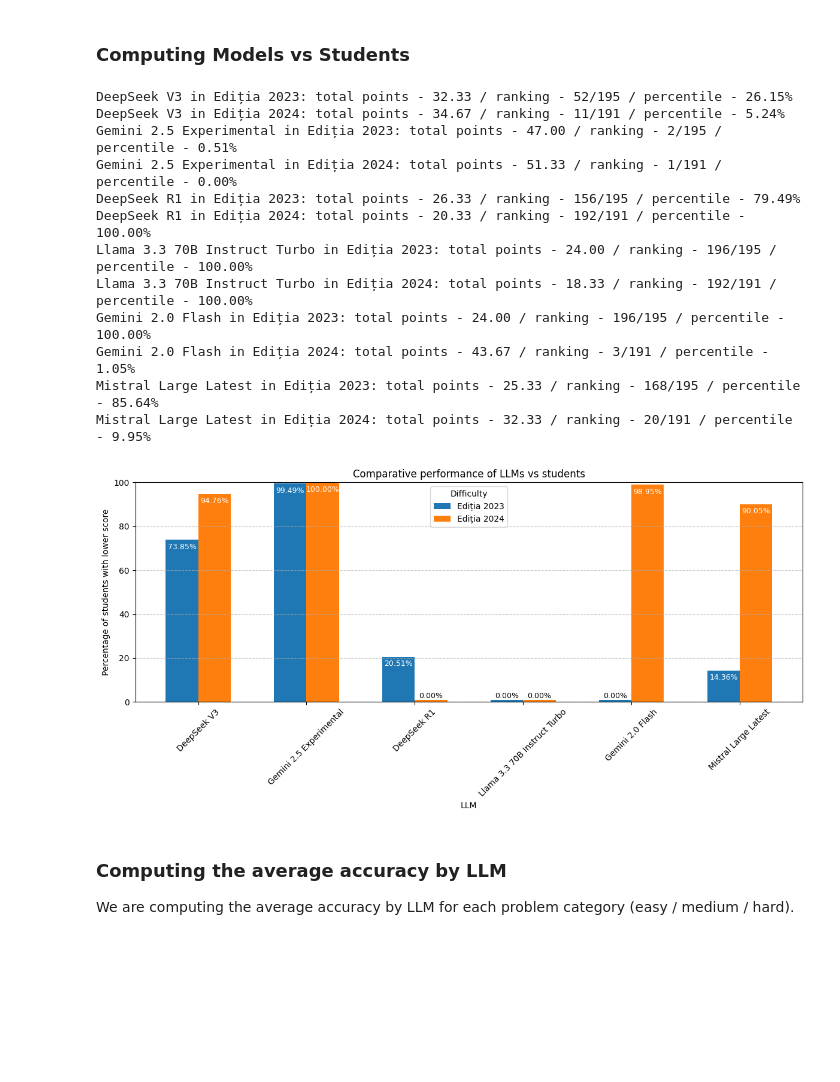
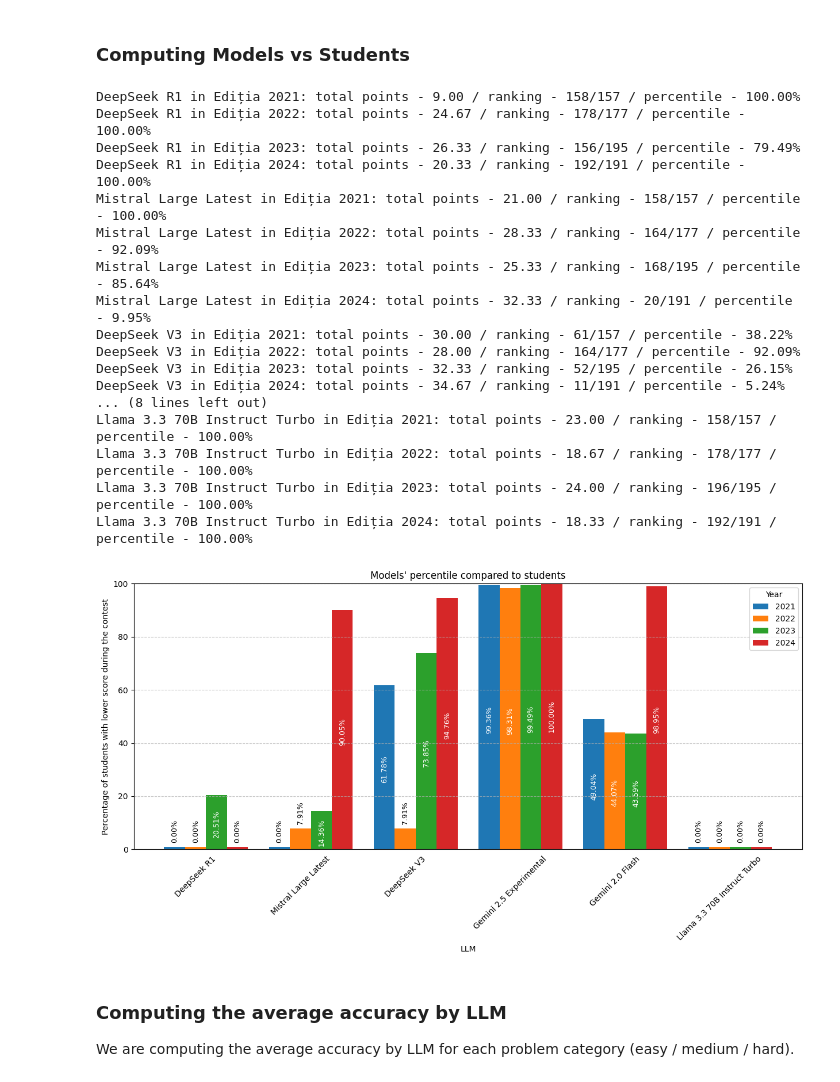
Before and after one commit to theodormoroianu/mateinfoub-with-llm, a Jupyter notebook: src/analysis.ipynb, the cells around one changed output. Cells and saved outputs as stored; diff of their text form; code cells hidden in the pictures; blank space fills up the shorter version.

Commit message:
Add data.

```diff
--- a/src/analysis.ipynb
+++ b/src/analysis.ipynb
@@ -153,8 +153,26 @@ NR_CONTESTS = 4
 ### Computing Models vs Students
 # %%
 student_points = {
-    "Ediția 2023": json.loads(open(internal_types.DATA_DIR / ".." / "other" / "2023_qualified_points.json").read()),
-    "Ediția 2024": json.loads(open(internal_types.DATA_DIR / ".." / "other" / "2024_qualified_points.json").read()),
+    "Ediția 2021": json.loads(
+        open(
+            internal_types.DATA_DIR / ".." / "other" / "2021_qualified_points.json"
+        ).read()
+    ),
+    "Ediția 2022": json.loads(
+        open(
+            internal_types.DATA_DIR / ".." / "other" / "2022_qualified_points.json"
+        ).read()
+    ),
+    "Ediția 2023": json.loads(
+        open(
+            internal_types.DATA_DIR / ".." / "other" / "2023_qualified_points.json"
+        ).read()
+    ),
+    "Ediția 2024": json.loads(
+        open(
+            internal_types.DATA_DIR / ".." / "other" / "2024_qualified_points.json"
+        ).read()
+    ),
 }
 
 percentile_data = {
@@ -204,56 +222,63 @@ for model in MODELS:
         percentile_data[model][edition] = 100 - percentile
 
 # Plot the data
-plt.figure(figsize=(12, 6))
-bar_width = 0.3
+plt.figure(figsize=(15, 6))
+bar_width = 0.2
 index = np.arange(len(MODELS))
 
 for i, edition in enumerate(student_points.keys()):
     percentile = [percentile_data[model][edition] for model in MODELS]
     bars = plt.bar(
         index + (i + 0.5) * bar_width,
         [max(i, 1) for i in percentile],
         bar_width,
-        label=f"{edition}",
+        label=f"{edition.split()[1]}",
     )
 
     # Add values on top of the bars
     for bar, percentile in zip(bars, percentile):
         plt.text(
             bar.get_x() + bar_width / 2,
-            (bar.get_height() - 0.05 if percentile < 10 else bar.get_height() - 5),
+            (bar.get_height() + 1.5 if percentile < 10 else bar.get_height() / 2 - 6),
             f"{percentile:.2f}%",
             ha="center",
             va="bottom",
             fontsize=9,
             color=(
                 "black" if percentile < 10 else "white"
             ),
+            rotation=90
         )
 
 plt.xlabel("LLM")
-plt.ylabel("Percentage of students with lower score")
-plt.title("Comparative performance of LLMs vs students")
-plt.xticks(index + bar_width, MODELS, rotation=45)
+plt.ylabel("Percentage of students with lower score during the contest")
+plt.title("Models' percentile compared to students")
+plt.xticks(index + bar_width * 1.5, MODELS, rotation=45)
+plt.tick_params(axis="x", which="both", bottom=False)
 plt.ylim(0, 100)
-plt.legend(title="Difficulty")
+plt.legend(title="Year")
 plt.grid(axis="y", linestyle="--", alpha=0.7)
-plt.tight_layout()
+# plt.tight_layout()
 plt.show()
 # %% [output]
+DeepSeek R1 in Ediția 2021: total points - 9.00 / ranking - 158/157 / percentile - 100.00%
+DeepSeek R1 in Ediția 2022: total points - 24.67 / ranking - 178/177 / percentile - 100.00%
+DeepSeek R1 in Ediția 2023: total points - 26.33 / ranking - 156/195 / percentile - 79.49%
+DeepSeek R1 in Ediția 2024: total points - 20.33 / ranking - 192/191 / percentile - 100.00%
+Mistral Large Latest in Ediția 2021: total points - 21.00 / ranking - 158/157 / percentile - 100.00%
+Mistral Large Latest in Ediția 2022: total points - 28.33 / ranking - 164/177 / percentile - 92.09%
+Mistral Large Latest in Ediția 2023: total points - 25.33 / ranking - 168/195 / percentile - 85.64%
+Mistral Large Latest in Ediția 2024: total points - 32.33 / ranking - 20/191 / percentile - 9.95%
+DeepSeek V3 in Ediția 2021: total points - 30.00 / ranking - 61/157 / percentile - 38.22%
+DeepSeek V3 in Ediția 2022: total points - 28.00 / ranking - 164/177 / percentile - 92.09%
 DeepSeek V3 in Ediția 2023: total points - 32.33 / ranking - 52/195 / percentile - 26.15%
 DeepSeek V3 in Ediția 2024: total points - 34.67 / ranking - 11/191 / percentile - 5.24%
-Gemini 2.5 Experimental in Ediția 2023: total points - 47.00 / ranking - 2/195 / percentile - 0.51%
-Gemini 2.5 Experimental in Ediția 2024: total points - 51.33 / ranking - 1/191 / percentile - 0.00%
-DeepSeek R1 in Ediția 2023: total points - 26.33 / ranking - 156/195 / percentile - 79.49%
-DeepSeek R1 in Ediția 2024: total points - 20.33 / ranking - 192/191 / percentile - 100.00%
+... (8 lines left out)
+Llama 3.3 70B Instruct Turbo in Ediția 2021: total points - 23.00 / ranking - 158/157 / percentile - 100.00%
+Llama 3.3 70B Instruct Turbo in Ediția 2022: total points - 18.67 / ranking - 178/177 / percentile - 100.00%
 Llama 3.3 70B Instruct Turbo in Ediția 2023: total points - 24.00 / ranking - 196/195 / percentile - 100.00%
 Llama 3.3 70B Instruct Turbo in Ediția 2024: total points - 18.33 / ranking - 192/191 / percentile - 100.00%
-Gemini 2.0 Flash in Ediția 2023: total points - 24.00 / ranking - 196/195 / percentile - 100.00%
-Gemini 2.0 Flash in Ediția 2024: total points - 43.67 / ranking - 3/191 / percentile - 1.05%
-Mistral Large Latest in Ediția 2023: total points - 25.33 / ranking - 168/195 / percentile - 85.64%
-Mistral Large Latest in Ediția 2024: total points - 32.33 / ranking - 20/191 / percentile - 9.95%
-[figure, old version]
+[figure, new version]
 # %% [markdown]
 ### Computing the average accuracy by LLM
 
```
Also changed, not shown: parts of 6 cells of this notebook, 14 other files.
